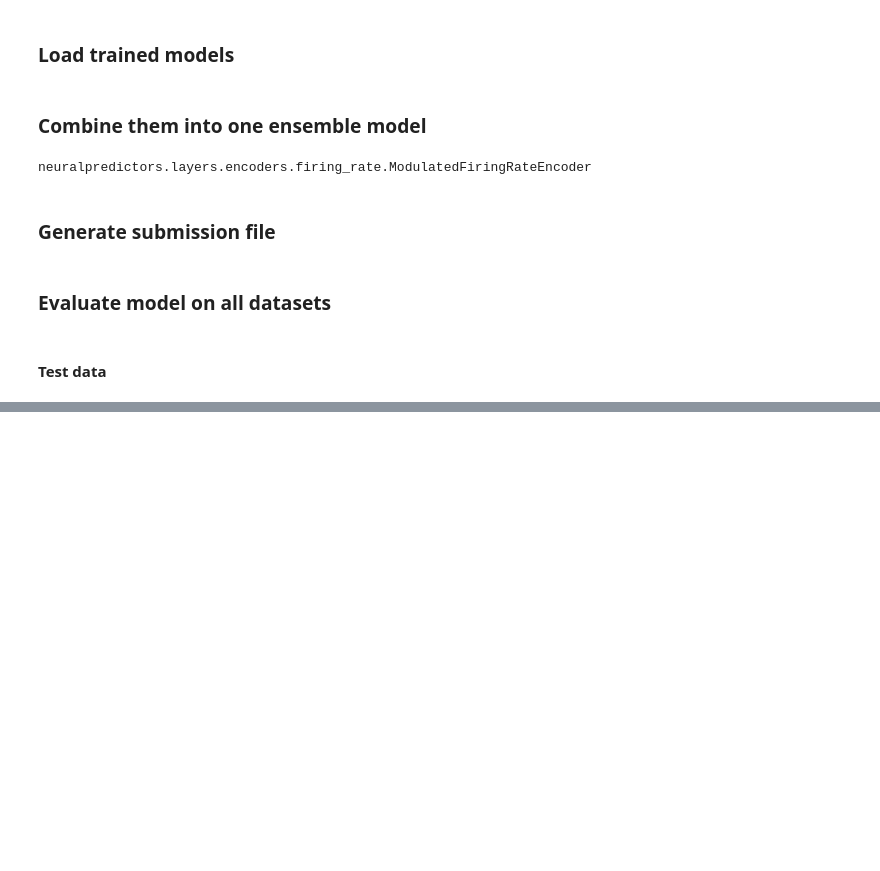
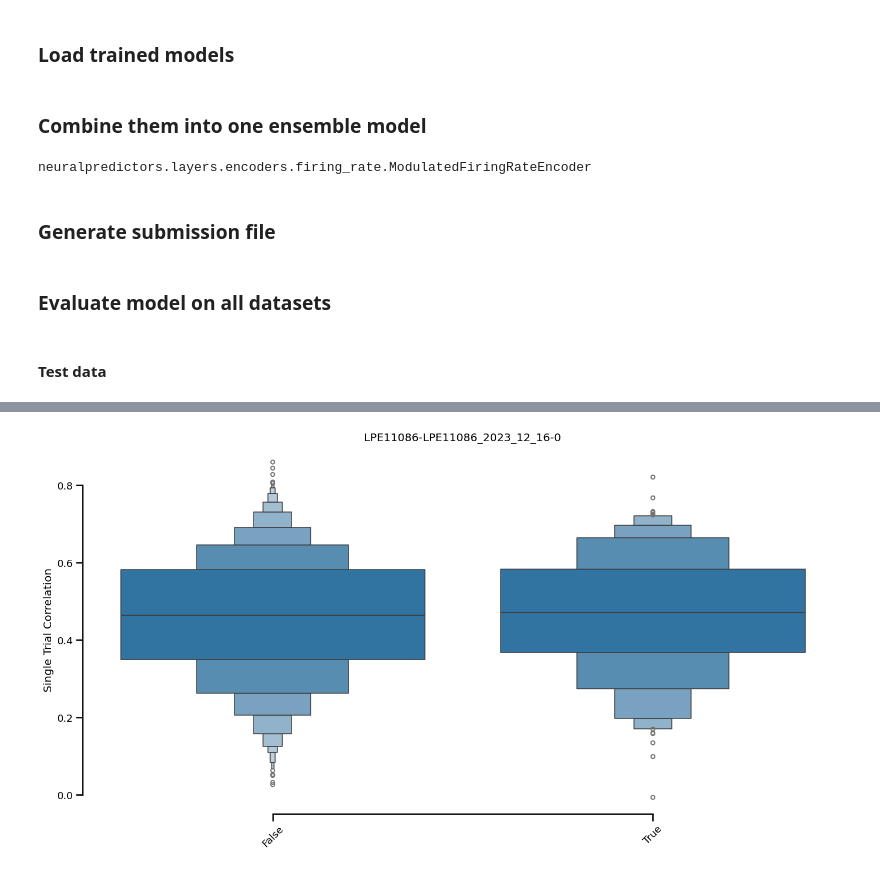
Before and after one commit to ananaphasia/adrian_sensorium, a Jupyter notebook: notebooks/submission_m4/03_evaluate_and_submit.ipynb, the cells around one changed output, grey strips where cells are left out. Saved outputs shown, nothing was run; the diff lists cells and outputs as text; code cells hidden in the pictures; blank space fills up the shorter version.

```diff
--- a/notebooks/submission_m4/03_evaluate_and_submit.ipynb
+++ b/notebooks/submission_m4/03_evaluate_and_submit.ipynb
@@ -178,0 +178,26 @@ plt.show()
+# %%
+sns.set_context("talk", font_scale=.8)
+fig, axes = plt.subplots(nrows=1, ncols=len(df['dataset'].unique()), figsize=(15, 8), sharey=True)
+
+for idx, (ax, (i, g)) in enumerate(zip(np.array(axes).reshape(-1), df.sort_values('labeled', ascending = False).groupby('dataset'))):
+    sns.boxenplot(x="labeled", y="Single Trial Correlation", data=g, ax=ax)
+    ax.set_title(i)  # Set the title of each subplot to the dataset name
+    ax.set_xlabel("")  # Set the x-axis label
+    ax.set_xticklabels(ax.get_xticklabels(), rotation=45)
+
+    if idx > 0:
+        # remove y axis line
+        ax.spines['left'].set_visible(False)
+        ax.set_ylabel("")
+        ax.set_yticklabels([])
+        ax.set_yticks([])
+        ax.get_yaxis().set_visible(False)
+
+        for spine in ax.spines.values():
+            spine.set_visible(False)
+
+sns.despine(trim=True)
+plt.tight_layout()
+plt.show()
+# %% [output]
+[figure, added]
```
Also changed, not shown: parts of 11 cells of this notebook.
